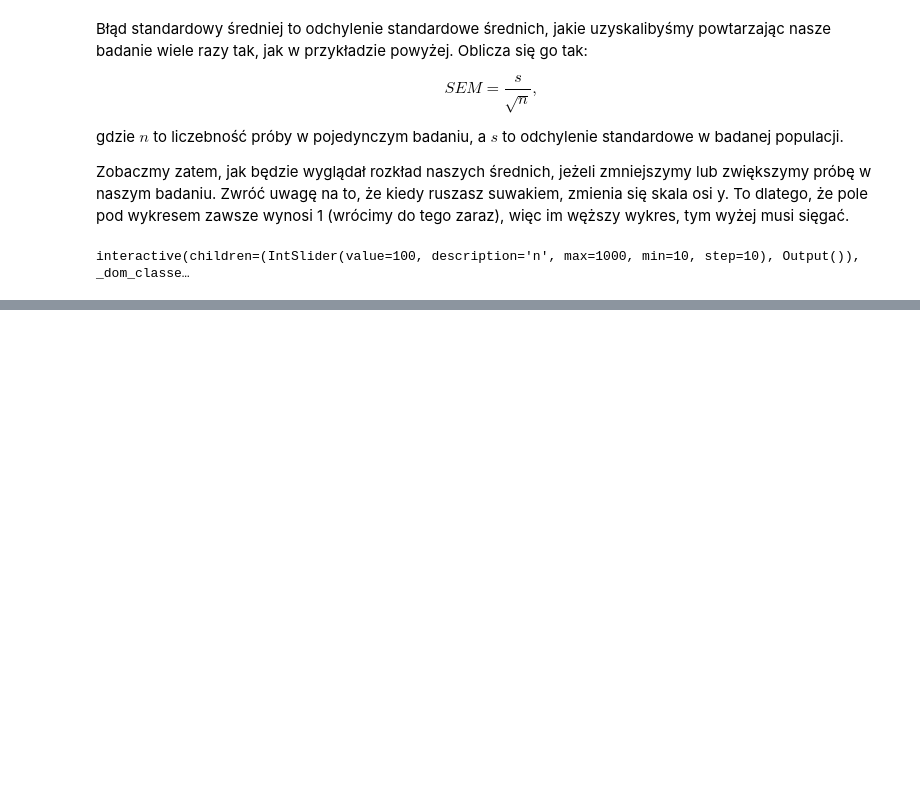
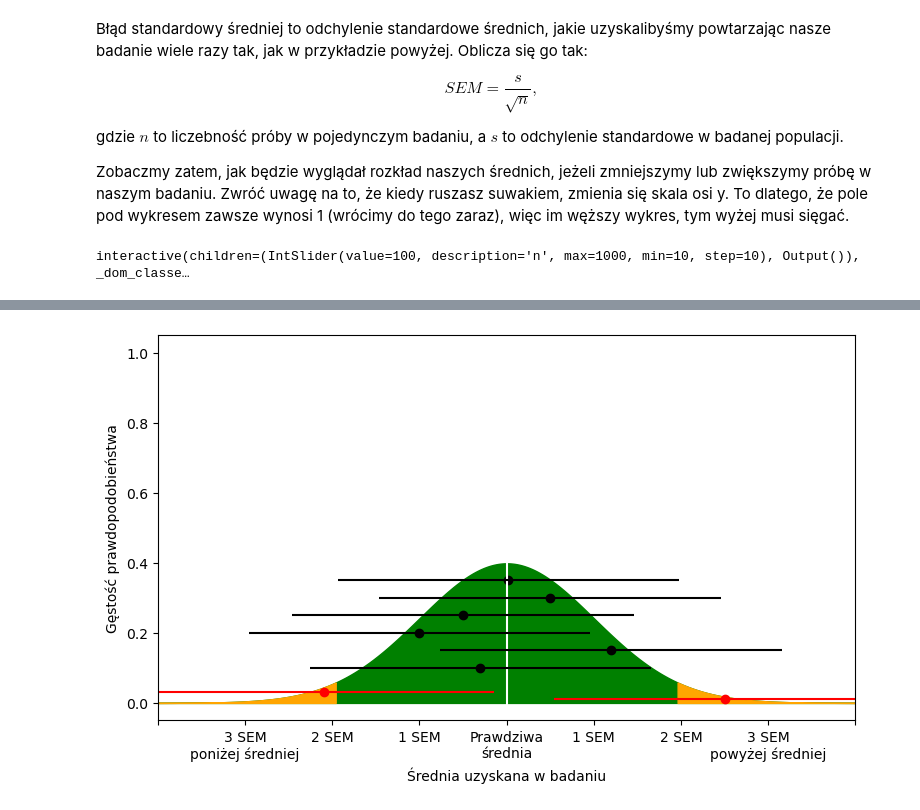
Before and after one commit to odmina/metody_zp, a Jupyter notebook: ci.ipynb, the cells around one changed output, grey strips where cells are left out. Drawn from its saved outputs; the diff is of its cells as text; code cells hidden in the pictures; blank space fills up the shorter version.

```diff
--- a/ci.ipynb
+++ b/ci.ipynb
@@ -184,0 +220,23 @@ interactive(children=(IntSlider(value=100, description='n', max=1000, min=10, st
+# %%
+x=np.arange(-4, 4, 0.001)
+y=norm.pdf(x, loc=0, scale=1)
+fig, ax = plt.subplots(figsize=(9,5))
+ax.set_ylabel("Gęstość prawdopodobieństwa")
+ax.set_xlabel("Średnia uzyskana w badaniu")
+ax.set_xlim((-4, 4))
+ax.fill_between(x,y, color="green")
+critical=np.arange(-4,-1.96,0.001)
+ax.fill_between(critical, norm.pdf(critical), color="orange")
+ax.fill_between(-critical, norm.pdf(-critical), color="orange")
+ax.set_xticks([-4,-3,-2,-1,0,1,2,3,4],
+              labels=["", "3 SEM\nponiżej średniej", "2 SEM", "1 SEM", "Prawdziwa\nśrednia", "1 SEM", "2 SEM", "3 SEM\npowyżej średniej", ""])
+ax.vlines(0, ymin=0, ymax=1, transform=ax.get_xaxis_transform(), color="white")
+xpos=np.array([0.02, 0.5, -0.5, -1, 1.2, -0.3, -2.1, 2.5])
+ypos=np.array([0.35, 0.3, 0.25, 0.2, 0.15, 0.1, 0.03, 0.01])
+ax.scatter(xpos[:-2],ypos[:-2], color="black")
+ax.hlines(ypos[:-2], xmin=xpos[:-2]-1.96, xmax=xpos[:-2]+1.96, color="black")
+ax.scatter(xpos[-2:],ypos[-2:], color="red")
+ax.hlines(ypos[-2:], xmin=xpos[-2:]-1.96, xmax=xpos[-2:]+1.96, color="red")
+plt.show()
+# %% [output]
+[figure, added]
```
Also changed, not shown: parts of 6 cells of this notebook, 29 other files.
